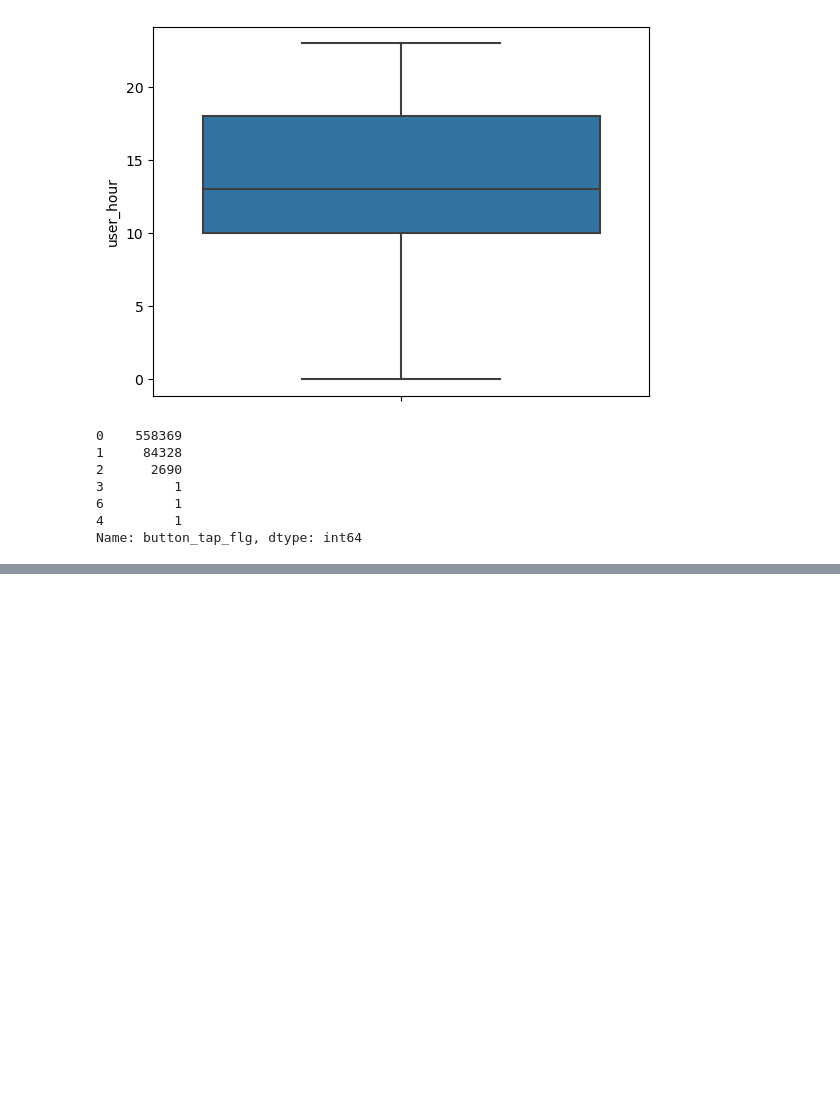
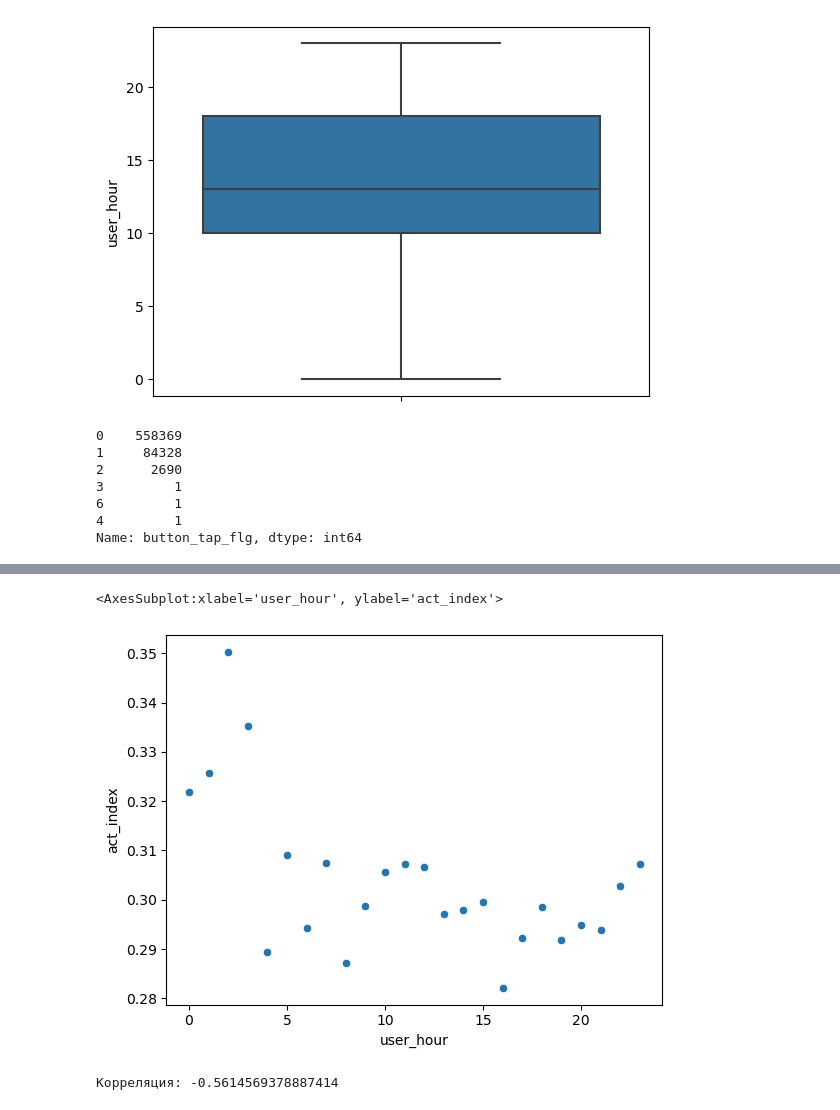
Before and after one commit to VlanAni/DANO-project, a Jupyter notebook: Untitled.ipynb, the cells around one changed output, grey strips where cells are left out. Saved outputs shown, nothing was run; the diff lists cells and outputs as text; code cells hidden in the pictures; blank space fills up the shorter version.

```diff
--- a/Untitled.ipynb
+++ b/Untitled.ipynb
@@ -336,0 +218,4 @@ plt.grid()
+# %%
+#группировка часов по среднему индексу активности
+hour_act = data_new[(data_new.act_index >= 0.2) & (data_new.act_index <= 0.7)].groupby('user_hour', as_index=False).agg({'act_index': 'mean'}).sort_values('user_hour')
+hour_act
@@ -336,0 +240,11 @@ plt.grid()
+# %%
+#график зависимости среднего индекса активности от времени суток
+sns.scatterplot(x=hour_act.user_hour, y=hour_act.act_index)
+# %% [output]
+<AxesSubplot:xlabel='user_hour', ylabel='act_index'>
+[figure, added]
+# %%
+corr = np.corrcoef(hour_act.user_hour, hour_act.act_index)
+print('Корреляция:', corr[0][1])
+# %% [output]
+Корреляция: -0.5614569378887414
```
Also changed, not shown: parts of 19 cells of this notebook.
